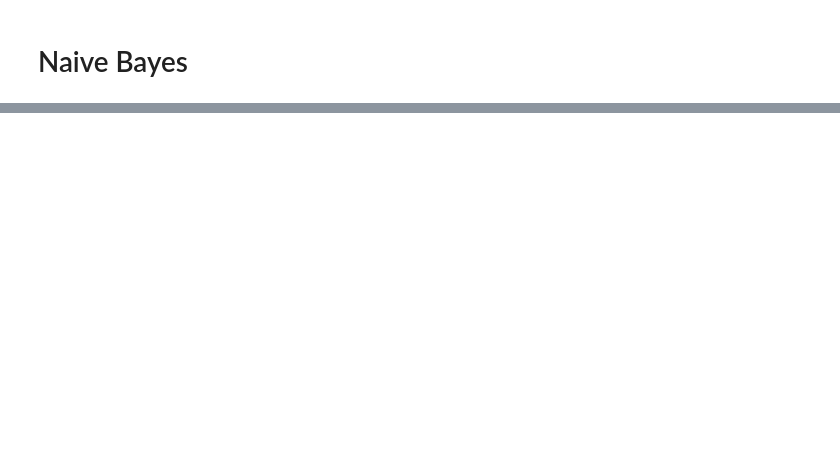
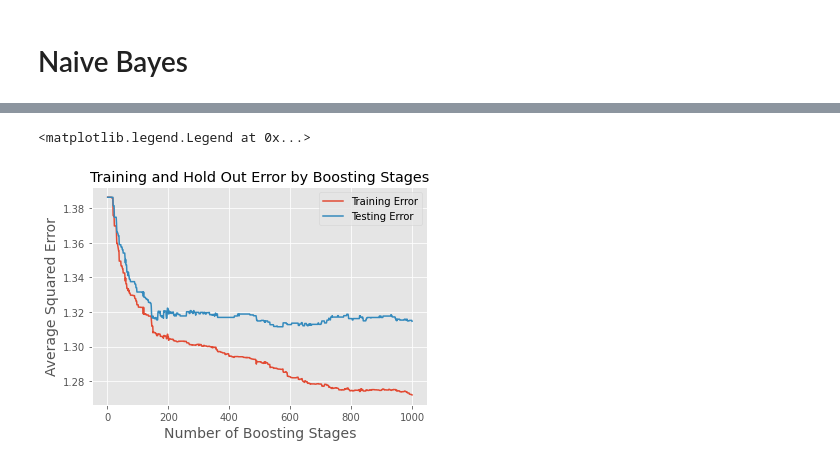
Before and after one commit to rghosh8/capstone-2, a Jupyter notebook: notebooks/embedding.ipynb, the cells around one changed output, grey strips where cells are left out. Drawn from its saved outputs; the diff is of its cells as text; code cells hidden in the pictures; blank space fills up the shorter version.

```diff
--- a/notebooks/embedding.ipynb
+++ b/notebooks/embedding.ipynb
@@ -284,0 +241,2 @@ BernoulliNB()
+# %%
+y_pred=clf.predict(X_test)
@@ -288,0 +342,20 @@ pd.Series(prediction_).to_csv('../rg_bernoulliNB_submission.csv')
+# %%
+train_score = np.zeros(N_ESTIMATORS)
+for i, y_pred in enumerate(model.staged_predict(X_train)):
+    train_score[i] = model.loss_(y_train, y_pred)
+
+test_score = np.zeros(N_ESTIMATORS)
+for i, y_pred in enumerate(model.staged_predict(X_test)):
+    test_score[i] = model.loss_(y_test, y_pred)
+
+plt.plot(np.arange(N_ESTIMATORS) + 1, train_score,
+        label="Training Error")
+plt.plot(np.arange(N_ESTIMATORS) + 1, test_score,
+        label="Testing Error")
+plt.title("Training and Hold Out Error by Boosting Stages")
+plt.xlabel('Number of Boosting Stages', fontsize=14)
+plt.ylabel('Average Squared Error', fontsize=14)
+plt.legend(loc="upper right")
+# %% [output]
+<matplotlib.legend.Legend at 0x...>
+[figure, added]
```
Also changed, not shown: parts of 51 cells of this notebook, 40 other files.
